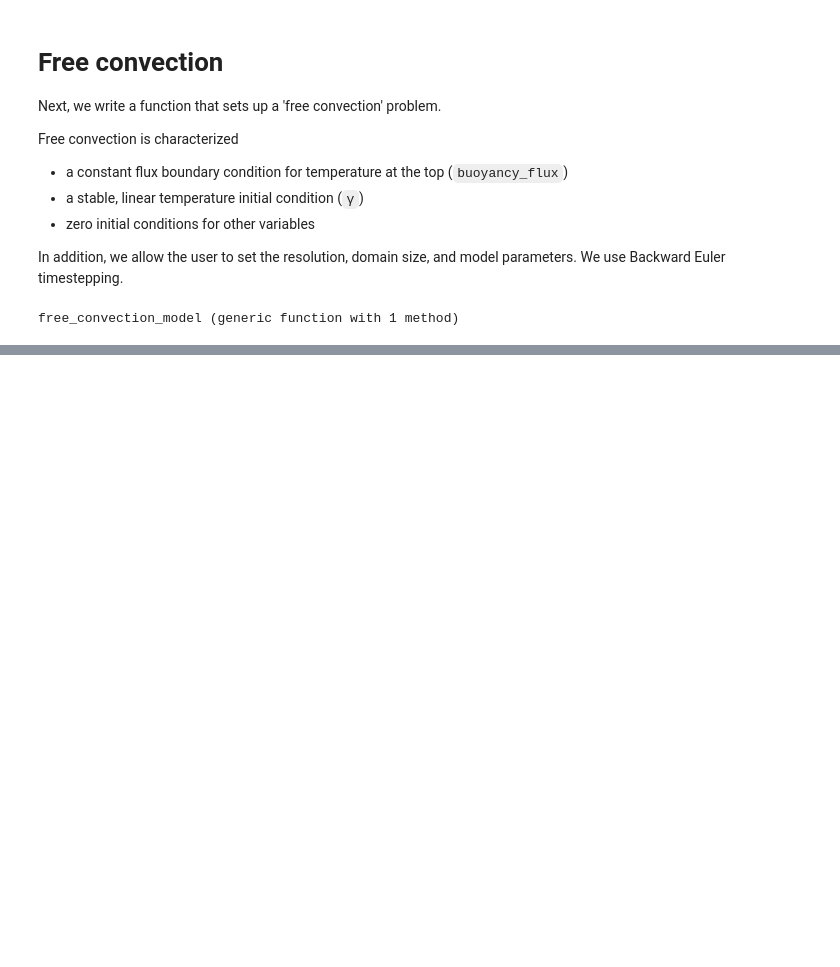
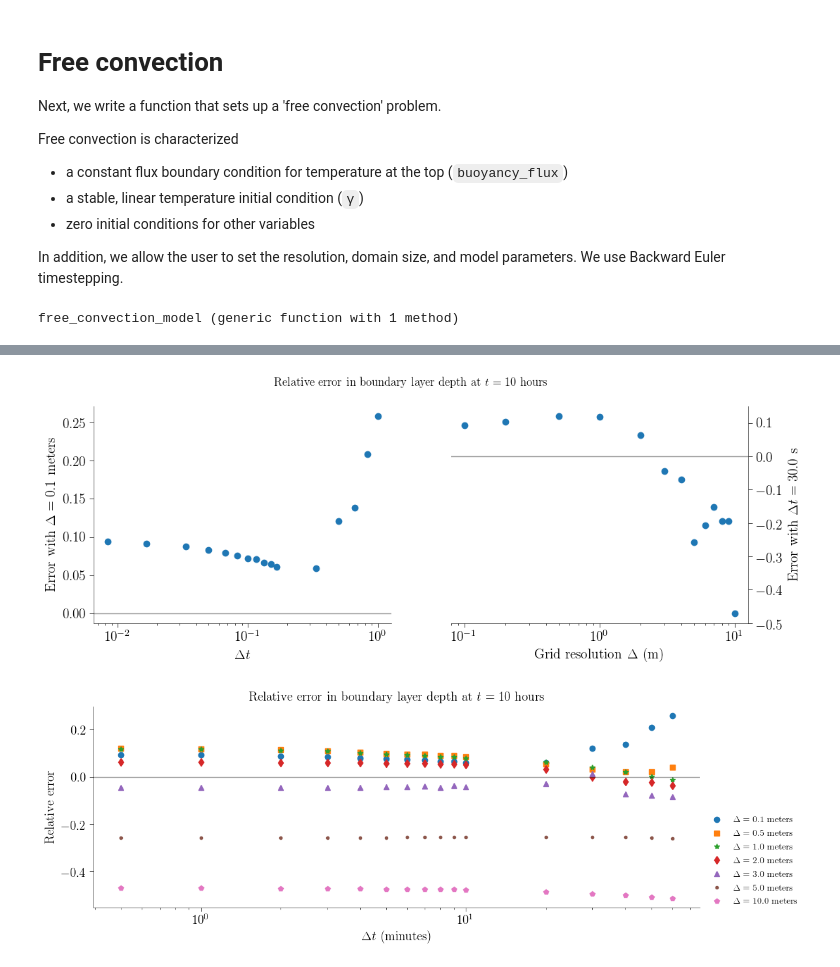
Before and after one commit to glwagner/OceanTurb.jl, a Jupyter notebook: examples/kpp_examples.ipynb, the cells around one changed output, grey strips where cells are left out. Drawn from its saved outputs; the diff is of its cells as text; code cells hidden in the pictures; blank space fills up the shorter version.

Commit message:
Adds sensitivity and numerical parameter studies to kpp example

```diff
--- a/examples/kpp_examples.ipynb
+++ b/examples/kpp_examples.ipynb
@@ -168,0 +203,66 @@ PyObject <matplotlib.legend.Legend object at 0x...>
+# %%
+# Range of time-steps and grid resolutions
+dts = 60 .* [0.5, 1, 2, 3, 4, 5, 6, 7, 8, 9, 10, 20, 30, 40, 50, 60]
+Δs = [0.1, 0.2, 0.5, 1, 2, 3, 4, 5, 6, 7, 8, 9, 10]
+ndt = length(dts)
+nΔ = length(Δs)
+
+# Generate data
+h_numerical = zeros(ndt, nΔ)
+for (i, dt) in enumerate(dts), (j, Δ) in enumerate(Δs)
+    h_numerical[i, j] = mixing_layer_depth(dt=dt, Δ=Δ)
+end
+# %%
+# Plot results
+h_truth = h_v18(tf)
+err(h) = (h - h_truth) / h_truth
+
+fig, axs = subplots(ncols=2, figsize=(12, 4))
+
+fig.suptitle("Relative error in boundary layer depth at \$t=10\$ hours")
+
+sca(axs[1])
+cornerspines()
+xscale("log")
+xlabel(L"\Delta t")
+ylabel("Error with \$ \\Delta = $(Δs[1]) \$ meters")
+
+plot(dts / 3600, err.(h_numerical[:, 1]), "o")
+axs[1].axhline(y=0, color="k", linewidth=1, alpha=0.4)
+
+
+sca(axs[2])
+removespines("top", "left")
+axs[2].tick_params(left=false, labelleft=false, right=true, labelright=true)
+axs[2].yaxis.set_label_position("right")
+xscale("log")
+xlabel("Grid resolution \$ \\Delta \$ (m)")
+ylabel("Error with \$ \\Delta t = $(dts[1]) \$ s")
+
+plot(Δs, err.(h_numerical[1, :]), "o")
+axs[2].axhline(y=0, color="k", linewidth=1, alpha=0.4)
+
+# Plot a bunch of results together
+fig2, axs2 = subplots(figsize=(12, 4))
+
+title("Relative error in boundary layer depth at \$t=10\$ hours")
+
+cornerspines()
+xscale("log")
+xlabel("\$ \\Delta t \$ (minutes)")
+ylabel("Relative error")
+
+  jΔ = [ 1,   3,   4,   5,   6,   8,  nΔ ]
+syms = ["o", "s", "*", "d", "^", ".", "p"]
+
+for (ij, j) in enumerate(jΔ)
+    lbl = "\$ \\Delta = $(Δs[j]) \$ meters"
+    plot(dts / 60, err.(h_numerical[:, j]), syms[ij], label=lbl)
+end
+
+axs2.axhline(y=0, color="k", linewidth=1, alpha=0.4)
+
+legend(fontsize="medium", markerscale=1, loc="best", bbox_to_anchor=(1, 0.5));
+# %% [output]
+[figure, added]
+[figure, added]
```
Also changed, not shown: parts of 9 cells of this notebook, 1 other file.
